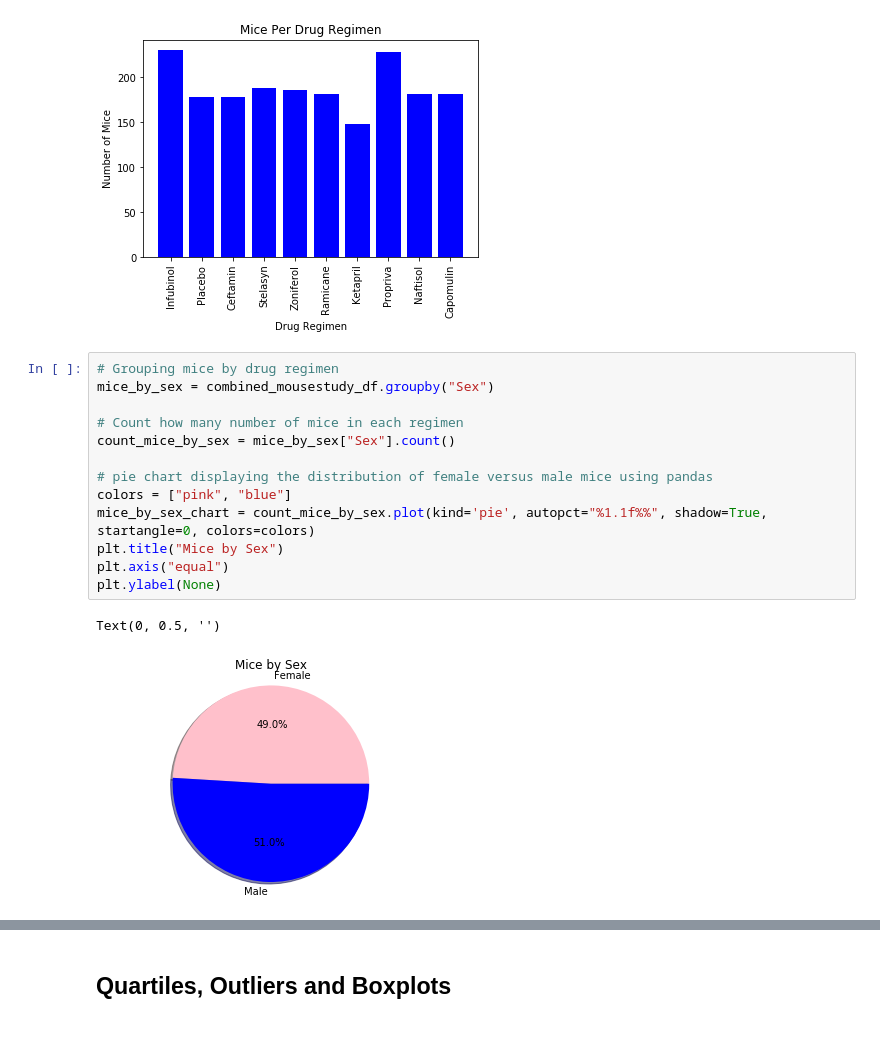
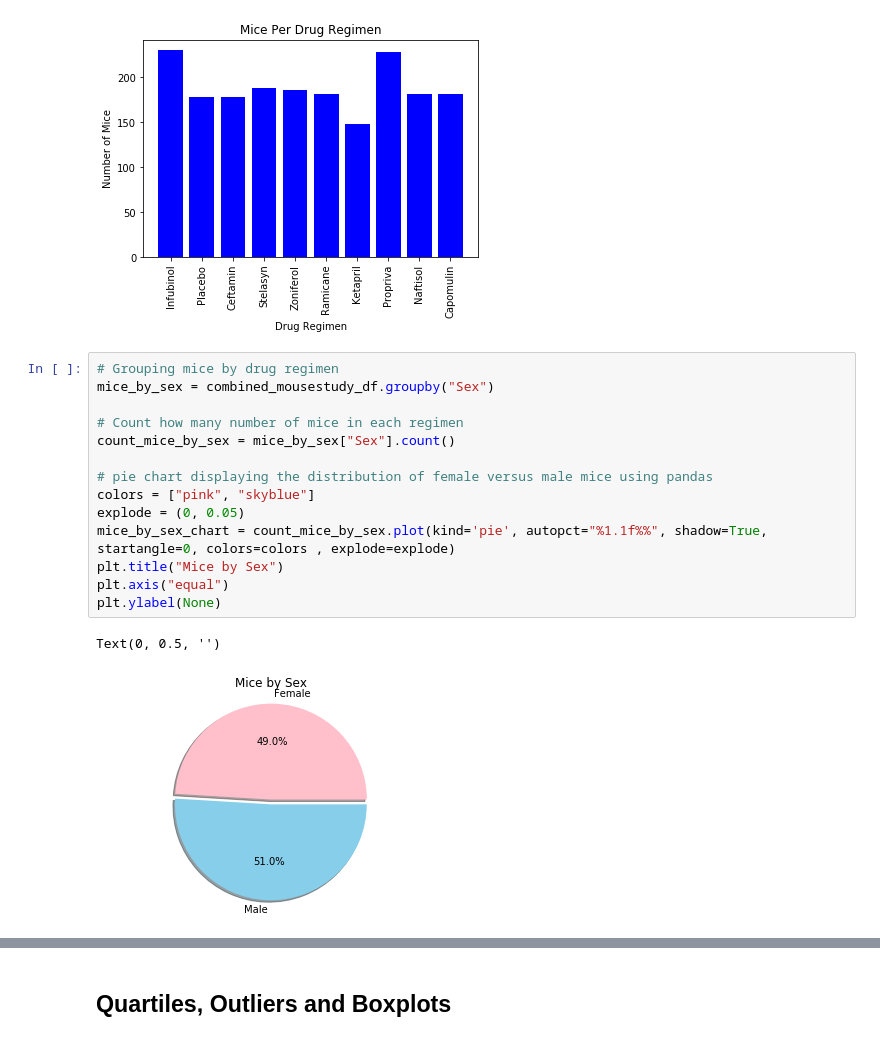
Before and after one commit to cdfencing/Matplotlib-The-Power-of-Plots, a Jupyter notebook: Pymaceuticals/Pymaceuticals.ipynb, the cells around one changed output, grey strips where cells are left out. Drawn from its saved outputs; the diff is of its cells as text.

```diff
--- a/Pymaceuticals/Pymaceuticals.ipynb
+++ b/Pymaceuticals/Pymaceuticals.ipynb
@@ -107,19 +107,20 @@ plt.bar(x_axis, mice_in_treatments, color="b", align="center")
 # %%
 # Grouping mice by drug regimen
 mice_by_sex = combined_mousestudy_df.groupby("Sex")
 
 # Count how many number of mice in each regimen
 count_mice_by_sex = mice_by_sex["Sex"].count()
 
 # pie chart displaying the distribution of female versus male mice using pandas
-colors = ["pink", "blue"]
-mice_by_sex_chart = count_mice_by_sex.plot(kind='pie', autopct="%1.1f%%", shadow=True, startangle=0, colors=colors)
+colors = ["pink", "skyblue"]
+explode = (0, 0.05)
+mice_by_sex_chart = count_mice_by_sex.plot(kind='pie', autopct="%1.1f%%", shadow=True, startangle=0, colors=colors , explode=explode)
 plt.title("Mice by Sex")
 plt.axis("equal")
 plt.ylabel(None)
 # %% [output]
 Text(0, 0.5, '')
-[figure, old version]
+[figure, new version]
 # %%
 # pie chart displaying the distribution of female versus male mice using pyplot
 
```
Also changed, not shown: parts of 4 cells of this notebook.
